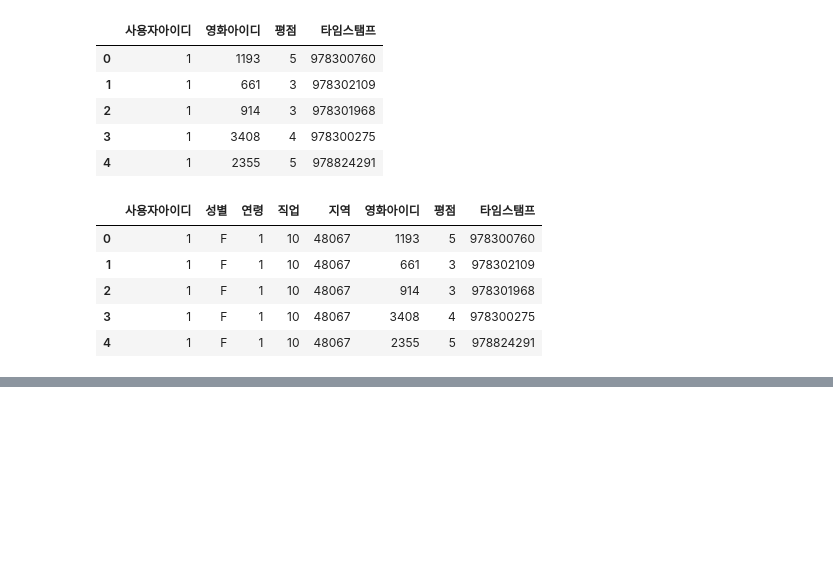
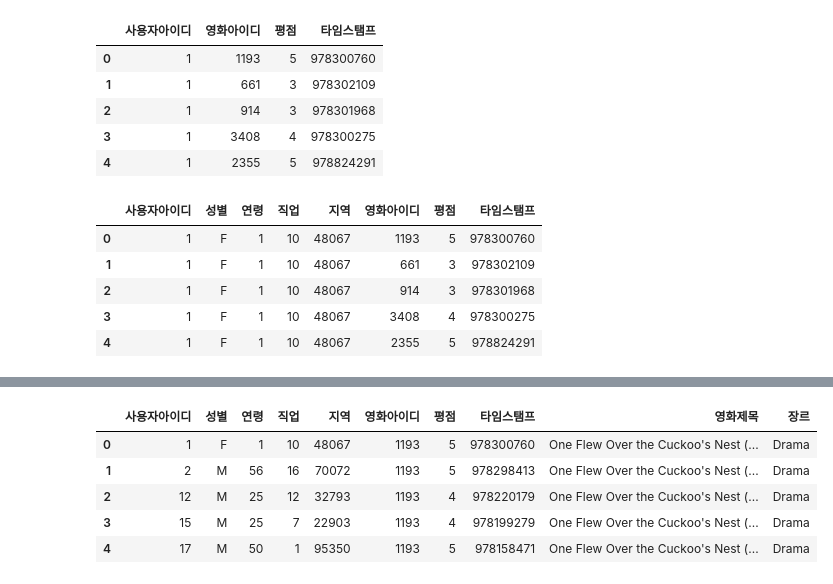
Before and after one commit to mojunsang26/bigdataYonsei, a Jupyter notebook: visualizationStudy/배포용_기초 4. 데이터 가공 1 - 데이터 합치기 (merge, concat).ipynb, the cells around one changed output, grey strips where cells are left out. Saved outputs shown, nothing was run; the diff lists cells and outputs as text; code cells hidden in the pictures; blank space fills up the shorter version.

```diff
--- a/visualizationStudy/배포용_기초 4. 데이터 가공 1 - 데이터 합치기 (merge, concat).ipynb
+++ b/visualizationStudy/배포용_기초 4. 데이터 가공 1 - 데이터 합치기 (merge, concat).ipynb
@@ -149,3 +149,7 @@ data.head()
 | 2 | 1 | F | 1 | 10 | 48067 | 914 | 3 | 978301968 |
 | 3 | 1 | F | 1 | 10 | 48067 | 3408 | 4 | 978300275 |
 | 4 | 1 | F | 1 | 10 | 48067 | 2355 | 5 | 978824291 |
+# %%
+# 3. movies 읽기
+movies = pd.read_csv('data/movielens/movies.dat', sep='::',engine='python',names = ['영화아이디','영화제목','장르'])
+movies.head()
@@ -152,3 +163,13 @@ data.head()
+# %%
+data=pd.merge(data, movies)
+data.head()
+# %% [output]
+|  | 사용자아이디 | 성별 | 연령 | 직업 | 지역 | 영화아이디 | 평점 | 타임스탬프 | 영화제목 | 장르 |
+| 0 | 1 | F | 1 | 10 | 48067 | 1193 | 5 | 978300760 | One Flew Over the Cuckoo's Nest (... | Drama |
+| 1 | 2 | M | 56 | 16 | 70072 | 1193 | 5 | 978298413 | One Flew Over the Cuckoo's Nest (... | Drama |
+| 2 | 12 | M | 25 | 12 | 32793 | 1193 | 4 | 978220179 | One Flew Over the Cuckoo's Nest (... | Drama |
+| 3 | 15 | M | 25 | 7 | 22903 | 1193 | 4 | 978199279 | One Flew Over the Cuckoo's Nest (... | Drama |
+| 4 | 17 | M | 50 | 1 | 95350 | 1193 | 5 | 978158471 | One Flew Over the Cuckoo's Nest (... | Drama |
 # %% [markdown]
 ## 4-2. pandas.concat(axis = 0)
 <img src="img/concat0예제.jpg" alt="csv파일예제" style="width: 600px;"/>
```
Also changed, not shown: parts of 20 cells of this notebook, 6 other files.
